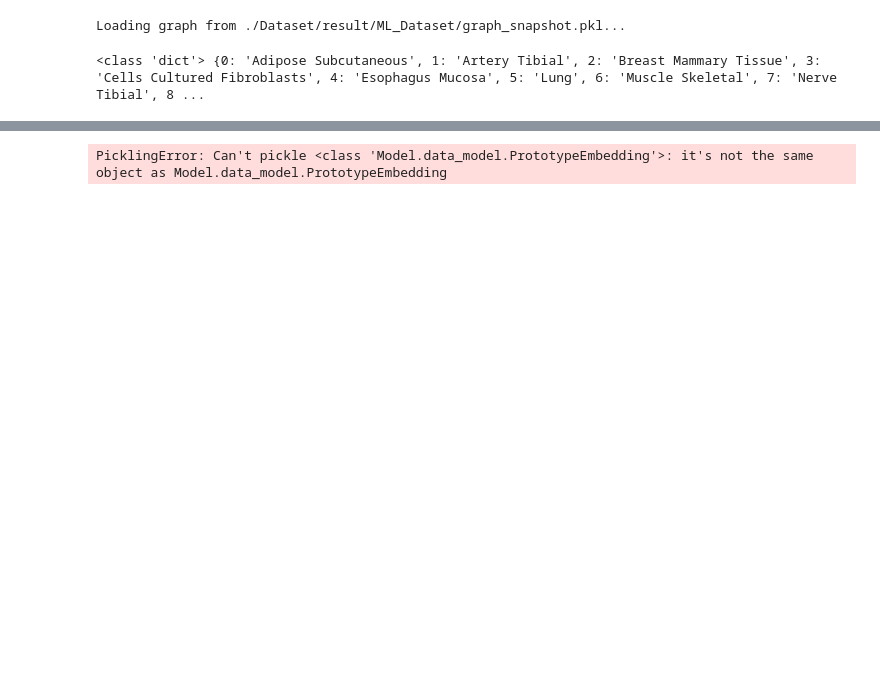
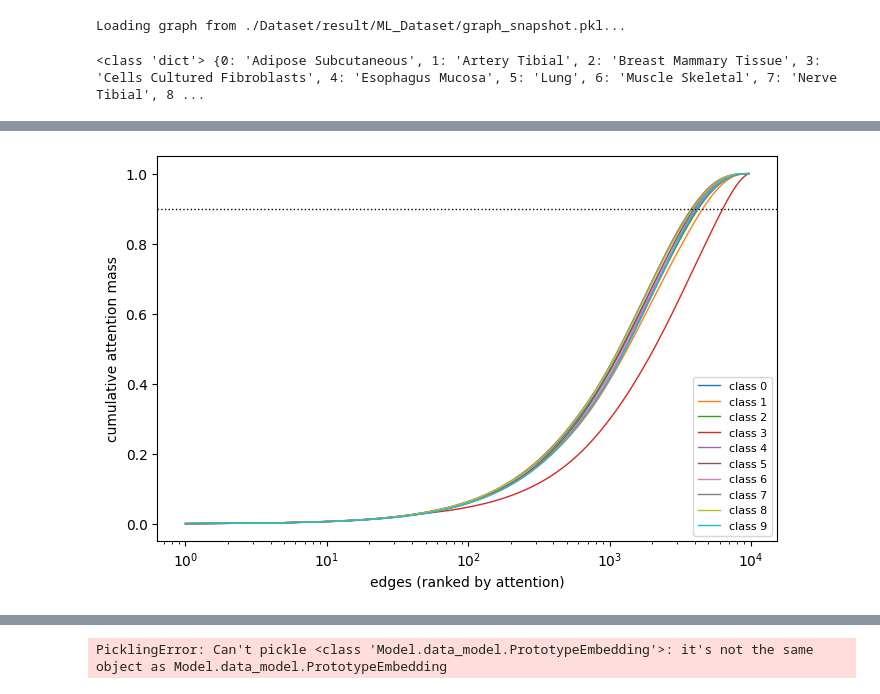
Before and after one commit to yoyo4581/GNN_POmics, a Jupyter notebook: RefinedML.ipynb, the cells around one changed output, grey strips where cells are left out. Saved outputs shown, nothing was run; the diff lists cells and outputs as text; code cells hidden in the pictures; blank space fills up the shorter version.

```diff
--- a/RefinedML.ipynb
+++ b/RefinedML.ipynb
@@ -432,0 +448,29 @@ model.warmup_complete = True
+# %%
+import torch
+
+N_REAL = 9706
+ei = train_dataset[0].edge_index[:, :N_REAL]
+dst = ei[1]
+
+real = {k: v[:, :N_REAL] for k, v in stacks.items()}
+prof = {k: v.mean(0) for k, v in real.items()}          # mean over graphs, per edge
+
+def renorm(a):
+    denom = torch.zeros(4601).index_add_(0, dst, a).clamp_min(1e-12)
+    return a / denom[dst]
+
+prof_n = {k: renorm(v) for k, v in prof.items()}
+# %%
+import matplotlib.pyplot as plt
+
+fig, ax = plt.subplots(figsize=(8, 5))
+for k, a in sorted(prof.items()):
+    s = a.sort(descending=True).values
+    ax.plot(torch.arange(1, len(s) + 1), s.cumsum(0) / s.sum(), lw=1, label=f"class {k}")
+ax.axhline(0.9, color="k", ls=":", lw=1)
+ax.set(xscale="log", xlabel="edges (ranked by attention)",
+       ylabel="cumulative attention mass")
+ax.legend(fontsize=8)
+plt.show()
+# %% [output]
+[figure, added]
```
Also changed, not shown: parts of 41 cells of this notebook, 32 other files.
